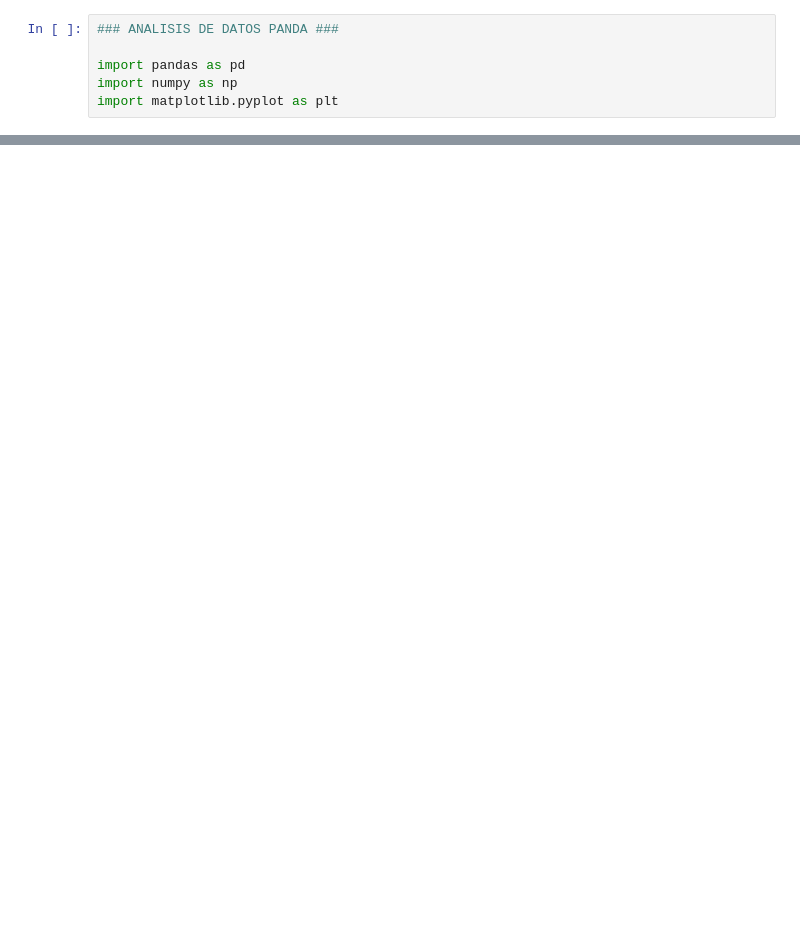
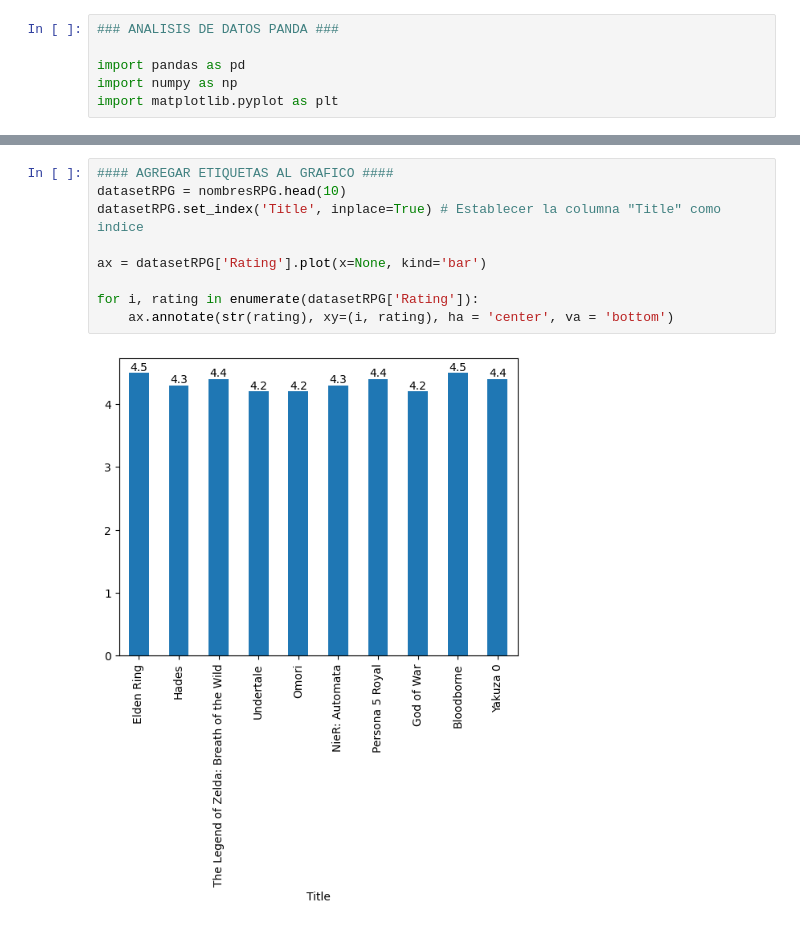
Before and after one commit to SkryttyKod/phyton-primer-semestre, a Jupyter notebook: Jupyter/04-pandas.ipynb, the cells around one changed output, grey strips where cells are left out. Drawn from its saved outputs; the diff is of its cells as text; blank space fills up the shorter version.

```diff
--- a/Jupyter/04-pandas.ipynb
+++ b/Jupyter/04-pandas.ipynb
@@ -17,0 +210,11 @@ datos.head()
+# %%
+#### AGREGAR ETIQUETAS AL GRAFICO ####
+datasetRPG = nombresRPG.head(10)
+datasetRPG.set_index('Title', inplace=True) # Establecer la columna "Title" como indice
+
+ax = datasetRPG['Rating'].plot(x=None, kind='bar')
+
+for i, rating in enumerate(datasetRPG['Rating']):
+    ax.annotate(str(rating), xy=(i, rating), ha = 'center', va = 'bottom')
+# %% [output]
+[figure, added]
```
Also changed, not shown: parts of 16 cells of this notebook, 3 other files.
